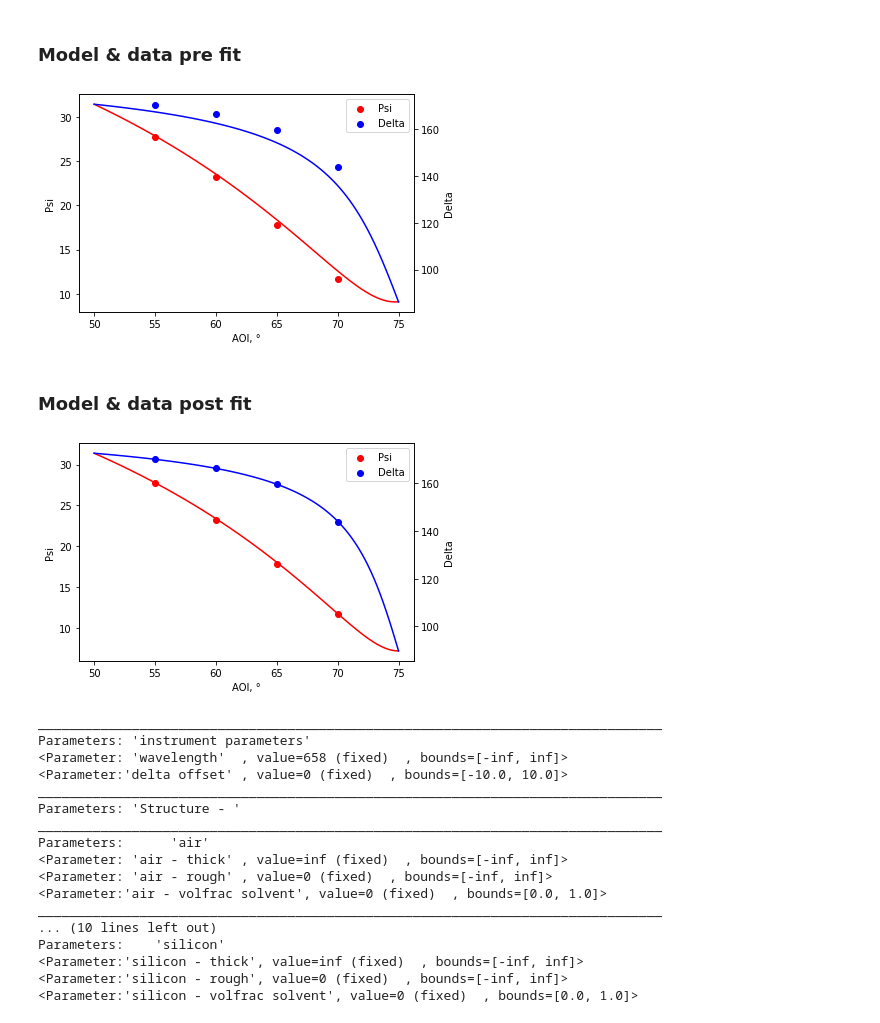
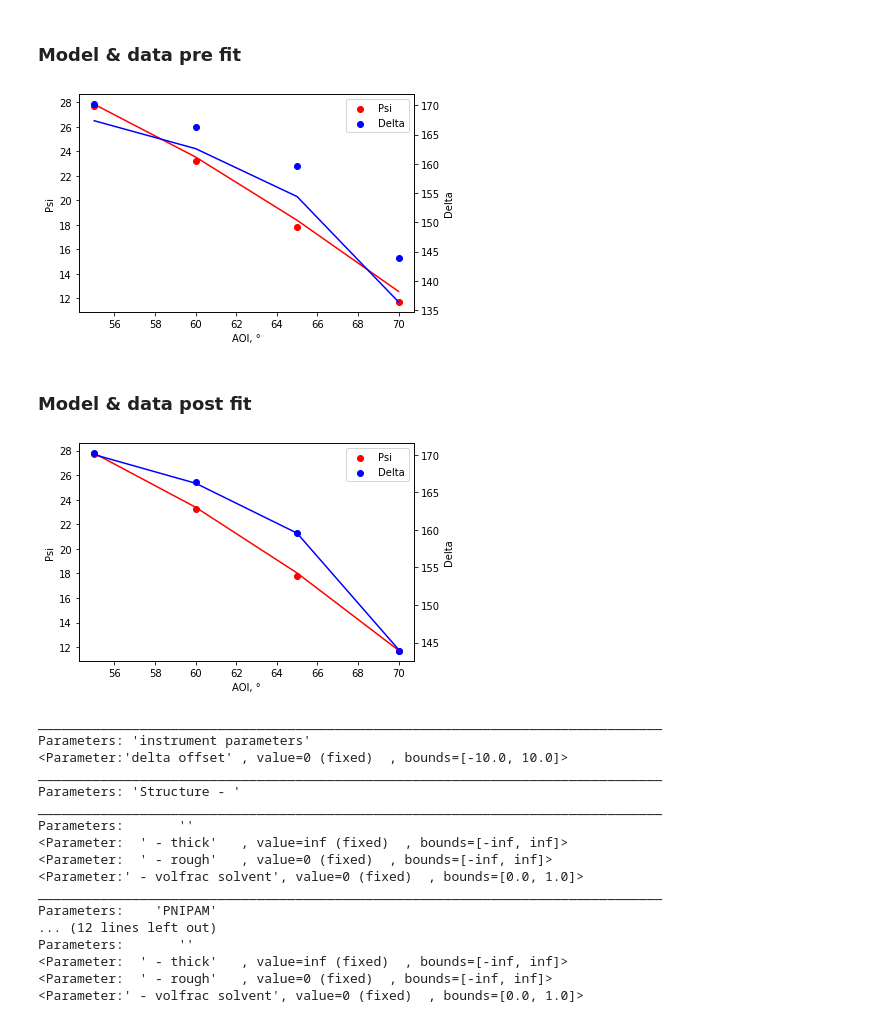
Before and after one commit to refnx/refellips, a Jupyter notebook: demos/refellipsDemo.ipynb, the cells around one changed output. Saved outputs shown, nothing was run; the diff lists cells and outputs as text; code cells hidden in the pictures.

```diff
--- a/demos/refellipsDemo.ipynb
+++ b/demos/refellipsDemo.ipynb
@@ -23,18 +25,20 @@ from refellips.structureSE import RI
 ### Import data
 # %%
 #Ellipsomsetry data to model using refellips
+pth = os.path.dirname(refellips.__file__)
 dname = 'testData1_11nm_PNIPAM_on_Si_EP4.dat'
-data = DataSE(data=dname)
+file_path = pjoin(pth, '../', 'demos', dname)
+data = DataSE(data=file_path)
 
 #Ellipsometry data modelled in WVASE
 WVASE_test = pd.read_csv(open('WVASE_example_2nmSiO2_11nmPNIPAM_658nm.txt','r'))
 # %% [markdown]
 ### Build model
 # %%
-si     = RI('../refellips/materials/silicon.csv')
-sio2   = RI('../refellips/materials/silica.csv')
-PNIPAM = RI('../refellips/materials/pnipam.csv')
-air    = RI('../refellips/materials/air.csv')
+si     = RI(pjoin(pth, 'materials/silicon.csv'))
+sio2   = RI(pjoin(pth, 'materials/silica.csv'))
+PNIPAM = RI(A = 1.47, B = 0.00495)
+air    = RI(pjoin(pth, 'materials/air.csv'))
 
 polymer_layer = PNIPAM(150)
 polymer_layer.name = 'PNIPAM'
@@ -46,7 +50,7 @@ silica_layer.thick.setp(vary=False, bounds=(1, 60))
 
 struc = air(np.inf) | polymer_layer | silica_layer | si(np.inf)
 
-model = ReflectModelSE(struc, wavelength=658)
+model = ReflectModelSE(struc)
 
 model.DeltaOffset.setp(value=0, vary=False, bounds=(-10,10))
 # %% [markdown]
@@ -55,14 +59,14 @@ model.DeltaOffset.setp(value=0, vary=False, bounds=(-10,10))
 fig, ax = plt.subplots()
 axt = ax.twinx()
 
-aois = np.linspace(50,75,100)
-psi, delta = model(aois)
+wavelength_aois = np.c_[data.wavelength, data.aoi]
+psi, delta = model(wavelength_aois)
 
 ax.plot(WVASE_test['Angle of Incidence'], WVASE_test['Psi'],ls='--', color='k', zorder=5, label='wvase')
 axt.plot(WVASE_test['Angle of Incidence'], WVASE_test['Delta'],ls='--', color='k', zorder=5)
 
-ax.plot(aois, psi, color='r', label='refellips')
-axt.plot(aois, delta, color='r')
+ax.plot(wavelength_aois[:,1], psi, color='r', label='refellips')
+axt.plot(wavelength_aois[:,1], delta, color='r')
 
 ax.legend(frameon=False)
 ax.set(ylabel='Psi', xlabel='AOI (°)')
@@ -77,21 +81,24 @@ plt.show()
 # %%
 fig, ax = plt.subplots()
 axt = ax.twinx()
 
-aois = np.linspace(50,75,100)
-psi, delta = model(aois)
-ax.plot(aois, psi, color='r')
-p = ax.scatter(data.aoi, data.psi, color='r')
+for dat in data.unique_wavelength_data():
+    wavelength, aois, psi_d, delta_d = dat
+    wavelength_aois = np.c_[np.ones_like(aois) * wavelength, aois]
 
-axt.plot(aois, delta, color='b')
-d = axt.scatter(data.aoi, data.delta, color='b')
+    psi, delta = model(wavelength_aois)
+    ax.plot(aois, psi, color='r')
+    p = ax.scatter(data.aoi, data.psi, color='r')
+
+    axt.plot(aois, delta, color='b')
+    d = axt.scatter(data.aoi, data.delta, color='b')
 
 ax.legend(handles=[p,d], labels=['Psi', 'Delta'])
 ax.set(ylabel='Psi', xlabel='AOI, °')
 axt.set(ylabel='Delta')
 plt.show()
 # %% [output]
-[figure, old version]
+[figure, new version]
 # %%
 objective = ObjectiveSE(model, data)
 # %%
@@ -103,8 +110,10 @@ fitter.fit(method='differential_evolution');
 fig, ax = plt.subplots()
 axt = ax.twinx()
 
-aois = np.linspace(50,75,100)
-psi, delta = model(aois)
+wavelength_aois = np.c_[data.wavelength, data.aoi]
+psi, delta = model(wavelength_aois)
+
+psi, delta = model(wavelength_aois)
 ax.plot(aois, psi, color='r')
 p = ax.scatter(data.aoi, data.psi, color='r')
 
@@ -116,25 +125,25 @@ ax.set(ylabel='Psi', xlabel='AOI, °')
 axt.set(ylabel='Delta')
 plt.show()
 # %% [output]
-[figure, old version]
+[figure, new version]
 # %%
 for i, x in enumerate(objective.model.parameters):
     print(x)
 # %% [output]
 ________________________________________________________________________________
 Parameters: 'instrument parameters'
-<Parameter: 'wavelength'  , value=658 (fixed)  , bounds=[-inf, inf]>
 <Parameter:'delta offset' , value=0 (fixed)  , bounds=[-10.0, 10.0]>
 ________________________________________________________________________________
 Parameters: 'Structure - '
 ________________________________________________________________________________
-Parameters:      'air'
-<Parameter: 'air - thick' , value=inf (fixed)  , bounds=[-inf, inf]>
-<Parameter: 'air - rough' , value=0 (fixed)  , bounds=[-inf, inf]>
-<Parameter:'air - volfrac solvent', value=0 (fixed)  , bounds=[0.0, 1.0]>
+Parameters:       ''
+<Parameter:  ' - thick'   , value=inf (fixed)  , bounds=[-inf, inf]>
+<Parameter:  ' - rough'   , value=0 (fixed)  , bounds=[-inf, inf]>
+<Parameter:' - volfrac solvent', value=0 (fixed)  , bounds=[0.0, 1.0]>
 ________________________________________________________________________________
-... (10 lines left out)
-Parameters:    'silicon'
-<Parameter:'silicon - thick', value=inf (fixed)  , bounds=[-inf, inf]>
-<Parameter:'silicon - rough', value=0 (fixed)  , bounds=[-inf, inf]>
-<Parameter:'silicon - volfrac solvent', value=0 (fixed)  , bounds=[0.0, 1.0]>
+Parameters:    'PNIPAM'
+... (12 lines left out)
+Parameters:       ''
+<Parameter:  ' - thick'   , value=inf (fixed)  , bounds=[-inf, inf]>
+<Parameter:  ' - rough'   , value=0 (fixed)  , bounds=[-inf, inf]>
+<Parameter:' - volfrac solvent', value=0 (fixed)  , bounds=[0.0, 1.0]>
```
Also changed, not shown: parts of 3 cells of this notebook, 8 other files.
